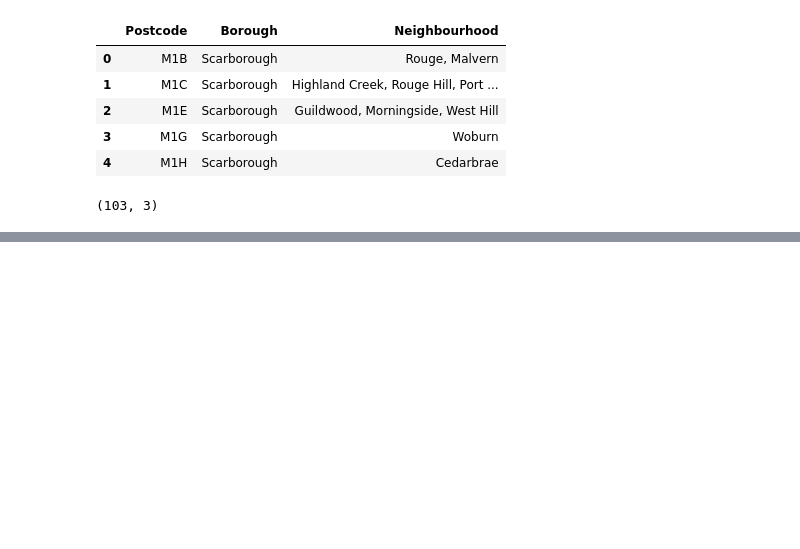
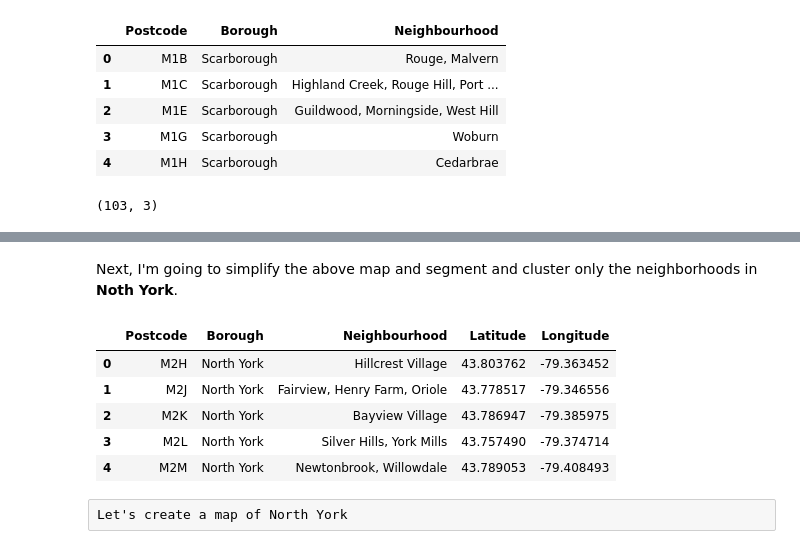
Before and after one commit to DenisShchuka/Coursera_Capstone, a Jupyter notebook: Neighborhoods.ipynb, the cells around one changed output, grey strips where cells are left out. Cells and saved outputs as stored; diff of their text form; code cells hidden in the pictures; blank space fills up the shorter version.

```diff
--- a/Neighborhoods.ipynb
+++ b/Neighborhoods.ipynb
@@ -65,0 +68,8 @@ df_tst.shape
+# %%
+#load csv with geo coordinates
+geo_df = pd.read_csv('https://cocl.us/Geospatial_data')
+#geo_df.head(2)
+
+#merge neighbourhoods dataframe with the one above
+res_df = df_tst.set_index('Postcode').join(geo_df.set_index('Postal Code'))
+res_df.tail(3)
@@ -65,0 +128,14 @@ df_tst.shape
+# %% [markdown]
+Next, I'm going to simplify the above map and segment and cluster only the neighborhoods in **Noth York**.
+# %%
+northYork_df = res_df[res_df['Borough'] == 'North York'].reset_index(drop=False)
+northYork_df.head()
+# %% [output]
+|  | Postcode | Borough | Neighbourhood | Latitude | Longitude |
+| 0 | M2H | North York | Hillcrest Village | 43.803762 | -79.363452 |
+| 1 | M2J | North York | Fairview, Henry Farm, Oriole | 43.778517 | -79.346556 |
+| 2 | M2K | North York | Bayview Village | 43.786947 | -79.385975 |
+| 3 | M2L | North York | Silver Hills, York Mills | 43.757490 | -79.374714 |
+| 4 | M2M | North York | Newtonbrook, Willowdale | 43.789053 | -79.408493 |
+# %% [raw]
+Let's create a map of North York
```
Also changed, not shown: parts of 37 cells of this notebook.
